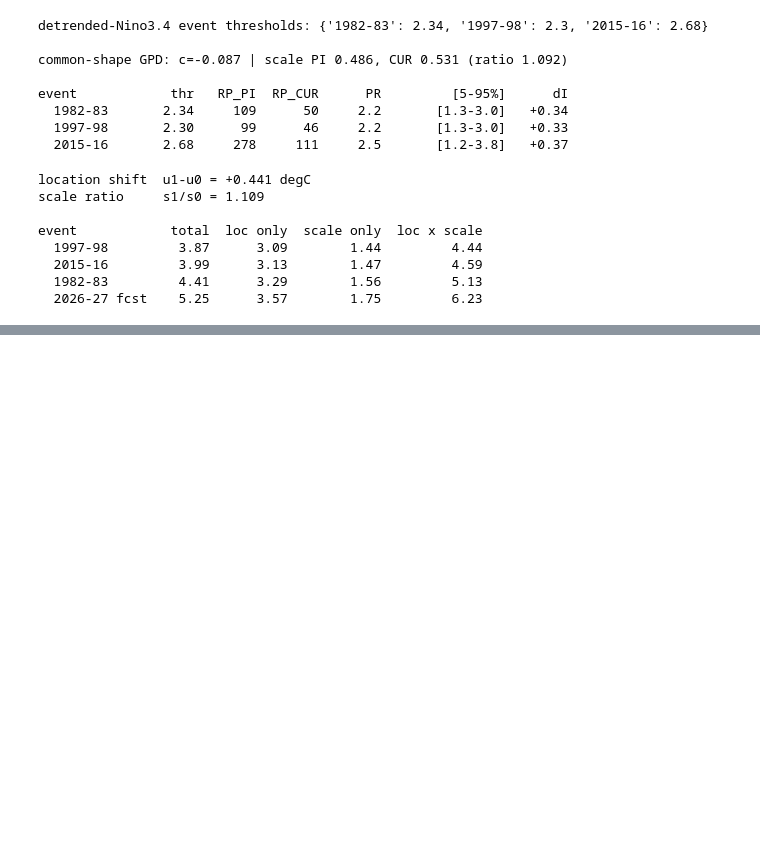
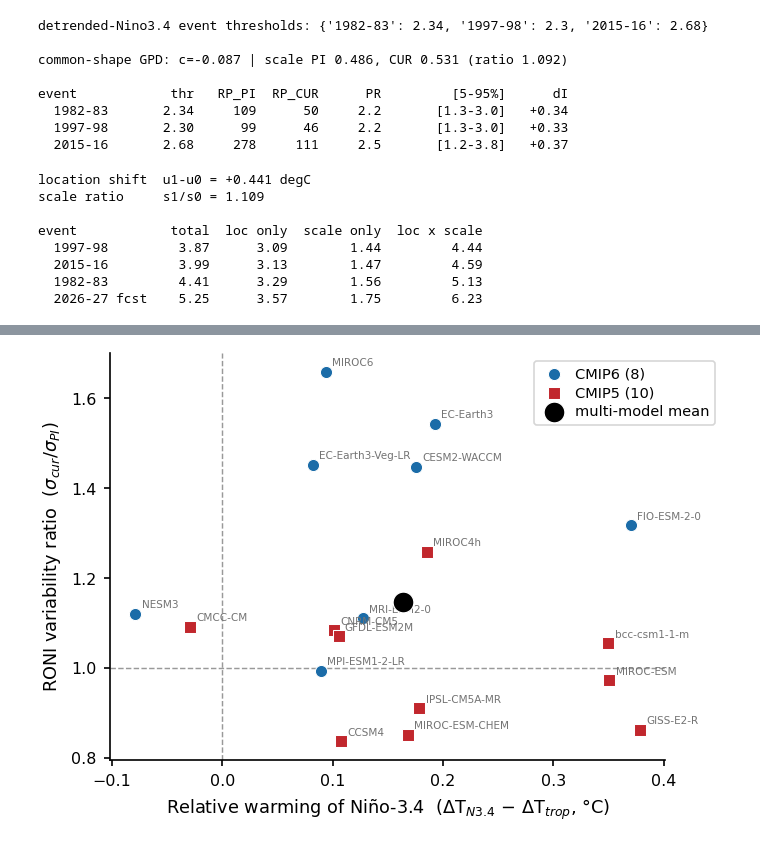
Before and after one commit to adisen99/extreme_el_nino_2026, a Jupyter notebook: 02_model_data_contex.ipynb, the cells around one changed output, grey strips where cells are left out. Drawn from its saved outputs; the diff is of its cells as text; code cells hidden in the pictures; blank space fills up the shorter version.

```diff
--- a/02b_model_data_context_members.ipynb
+++ b/02_model_data_contex.ipynb
@@ -1196,0 +1213,7 @@ subset             n  PR(fcst)   PR(1982-83)
+# %%
+tfc = f2026["best"]
+print(f"{'q':>5s} {'n_exc PI':>9s} {'n_exc CUR':>10s} {'PR(fcst)':>9s} {'[5-95%]':>14s}")
+for q in (0.75, 0.80, 0.85, 0.90):
+    r, p = attribute_common(peaks[K], [tfc], q=q, n_boot=300)
+    ci = f"[{r[tfc]['lo']:.1f}-{r[tfc]['hi']:.1f}]"
+    print(f"{q:5.2f} {p['n0']:9d} {p['n1']:10d} {r[tfc]['PR']:9.1f} {ci:>14s}")
@@ -1196,0 +1273,19 @@ subset             n  PR(fcst)   PR(1982-83)
+# %%
+fig, ax = plt.subplots(figsize=(SINGLE_COL*1.35, 85*MM))
+for gen, mk, col in [("CMIP6", "o", "#1b6ca8"), ("CMIP5", "s", "#c1272d")]:
+    sub = D[D.gen == gen]
+    ax.scatter(sub.dT_rel, sub.sd_ratio, marker=mk, s=34, color=col,
+               edgecolor="w", lw=0.5, label=f"{gen} ({len(sub)})", zorder=3)
+ax.axhline(1, color="0.6", lw=0.7, ls="--", zorder=1)
+ax.axvline(0, color="0.6", lw=0.7, ls="--", zorder=1)
+ax.scatter(D.dT_rel.mean(), D.sd_ratio.mean(), marker="o", s=100, color="k",
+           edgecolor="w", lw=0.6, zorder=4, label="multi-model mean")
+for m, r in D.iterrows():
+    ax.annotate(m, (r.dT_rel, r.sd_ratio), fontsize=5, color="0.45",
+                xytext=(3, 3), textcoords="offset points")
+ax.set_xlabel("Relative warming of Ni\u00f1o-3.4  (\u0394T$_{N3.4}$ \u2212 \u0394T$_{trop}$, \u00b0C)")
+ax.set_ylabel("RONI variability ratio  ($\\sigma_{cur}/\\sigma_{PI}$)")
+ax.legend(fontsize=7, frameon=True, ncol=1, bbox_to_anchor=(0.75, 1.0)); ax.spines[["top","right"]].set_visible(False)
+plt.tight_layout()
+# %% [output]
+[figure, added]
```
Also changed, not shown: parts of 9 cells of this notebook, 4 other files.
